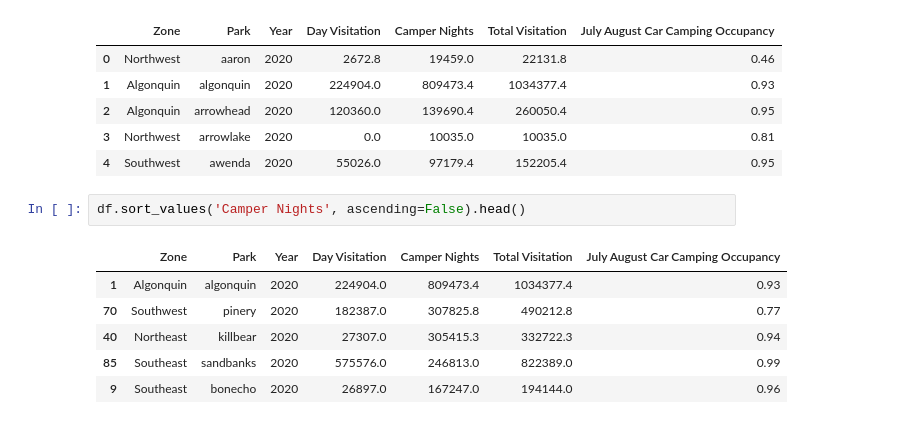
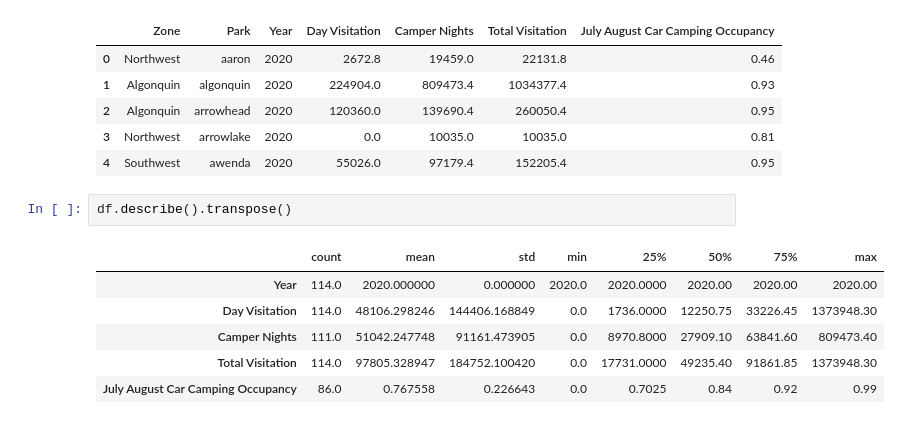
Before and after one commit to ydatay/Ontario_Parks_Visits, a Jupyter notebook: Ontario_Parks_Analysis.ipynb, the cells around one changed output. Cells and saved outputs as stored; diff of their text form.

```diff
--- a/Ontario_Parks_Analysis.ipynb
+++ b/Ontario_Parks_Analysis.ipynb
@@ -13,12 +17,12 @@ df.head()
 | 2 | Algonquin | arrowhead | 2020 | 120360.0 | 139690.4 | 260050.4 | 0.95 |
 | 3 | Northwest | arrowlake | 2020 | 0.0 | 10035.0 | 10035.0 | 0.81 |
 | 4 | Southwest | awenda | 2020 | 55026.0 | 97179.4 | 152205.4 | 0.95 |
-# %%
-df.sort_values('Camper Nights', ascending=False).head()
-# %% [output]
-|  | Zone | Park | Year | Day Visitation | Camper Nights | Total Visitation | July August Car Camping Occupancy |
-| 1 | Algonquin | algonquin | 2020 | 224904.0 | 809473.4 | 1034377.4 | 0.93 |
-| 70 | Southwest | pinery | 2020 | 182387.0 | 307825.8 | 490212.8 | 0.77 |
-| 40 | Northeast | killbear | 2020 | 27307.0 | 305415.3 | 332722.3 | 0.94 |
-| 85 | Southeast | sandbanks | 2020 | 575576.0 | 246813.0 | 822389.0 | 0.99 |
-| 9 | Southeast | bonecho | 2020 | 26897.0 | 167247.0 | 194144.0 | 0.96 |
+# %%
+df.describe().transpose()
+# %% [output]
+|  | count | mean | std | min | 25% | 50% | 75% | max |
+| Year | 114.0 | 2020.000000 | 0.000000 | 2020.0 | 2020.0000 | 2020.00 | 2020.00 | 2020.00 |
+| Day Visitation | 114.0 | 48106.298246 | 144406.168849 | 0.0 | 1736.0000 | 12250.75 | 33226.45 | 1373948.30 |
+| Camper Nights | 111.0 | 51042.247748 | 91161.473905 | 0.0 | 8970.8000 | 27909.10 | 63841.60 | 809473.40 |
+| Total Visitation | 114.0 | 97805.328947 | 184752.100420 | 0.0 | 17731.0000 | 49235.40 | 91861.85 | 1373948.30 |
+| July August Car Camping Occupancy | 86.0 | 0.767558 | 0.226643 | 0.0 | 0.7025 | 0.84 | 0.92 | 0.99 |
```
Also changed, not shown: parts of 5 cells of this notebook.
